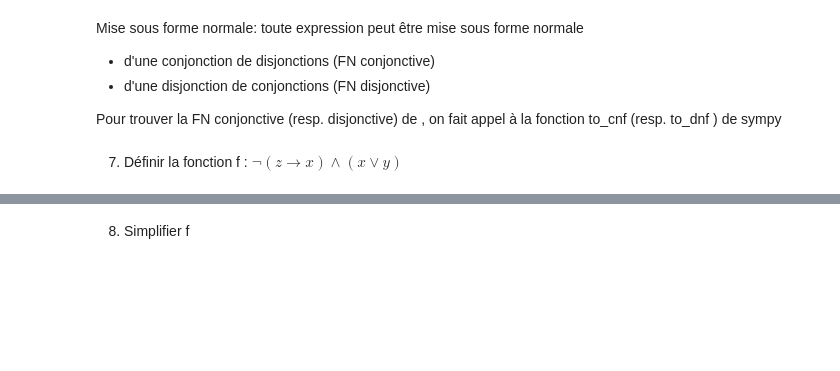
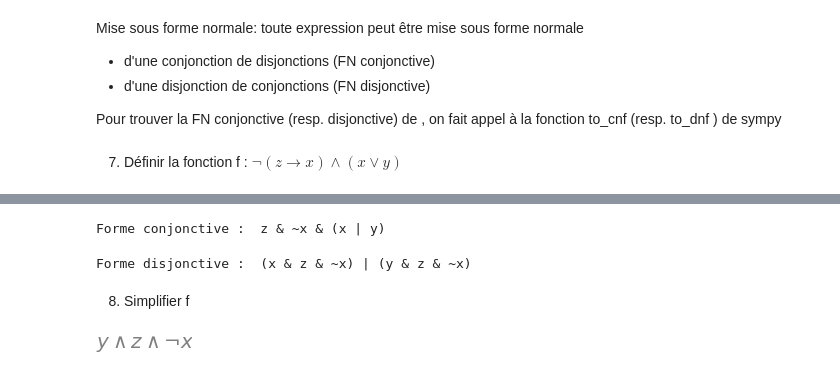
Before and after one commit to Mohamed-24-03-2022/tp_calcul_scientifique, a Jupyter notebook: TP2_2024/TP_2_2024_BOUZENTOUTA_MOHAMED.ipynb, the cells around one changed output, grey strips where cells are left out. Drawn from its saved outputs; the diff is of its cells as text; code cells hidden in the pictures; blank space fills up the shorter version.

```diff
--- a/TP2_2024/TP_2_2024_BOUZENTOUTA_MOHAMED.ipynb
+++ b/TP2_2024/TP_2_2024_BOUZENTOUTA_MOHAMED.ipynb
@@ -349,11 +349,22 @@ Avec display
 # %%
 # A compléter ...
 # ...
+
+print('Forme conjonctive : ', sp.to_cnf(f))
+# %% [output]
+Forme conjonctive :  z & ~x & (x | y)
 # %%
 # A compléter ...
 # ...
+print('Forme disjonctive : ', sp.to_dnf(f))
+# %% [output]
+Forme disjonctive :  (x & z & ~x) | (y & z & ~x)
 # %% [markdown]
 8) Simplifier f
 # %%
 # A compléter ...
 # ...
+
+sp.simplify(f)
+# %% [output]
+[figure, added]
```
Also changed, not shown: parts of 2 cells of this notebook, 4 other files.
